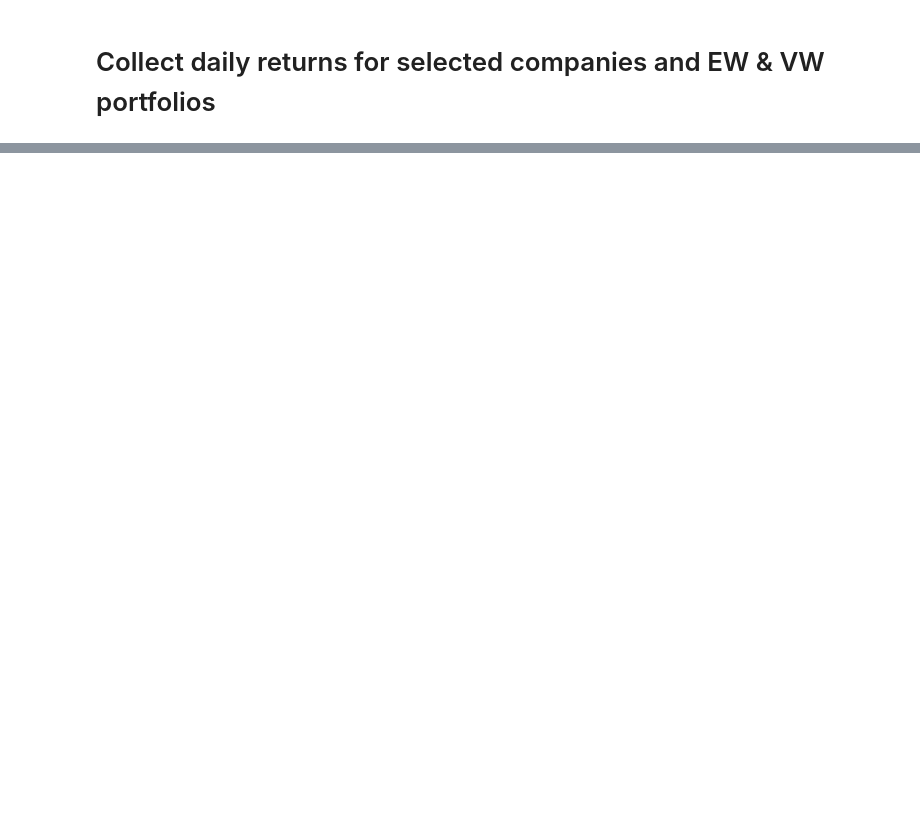
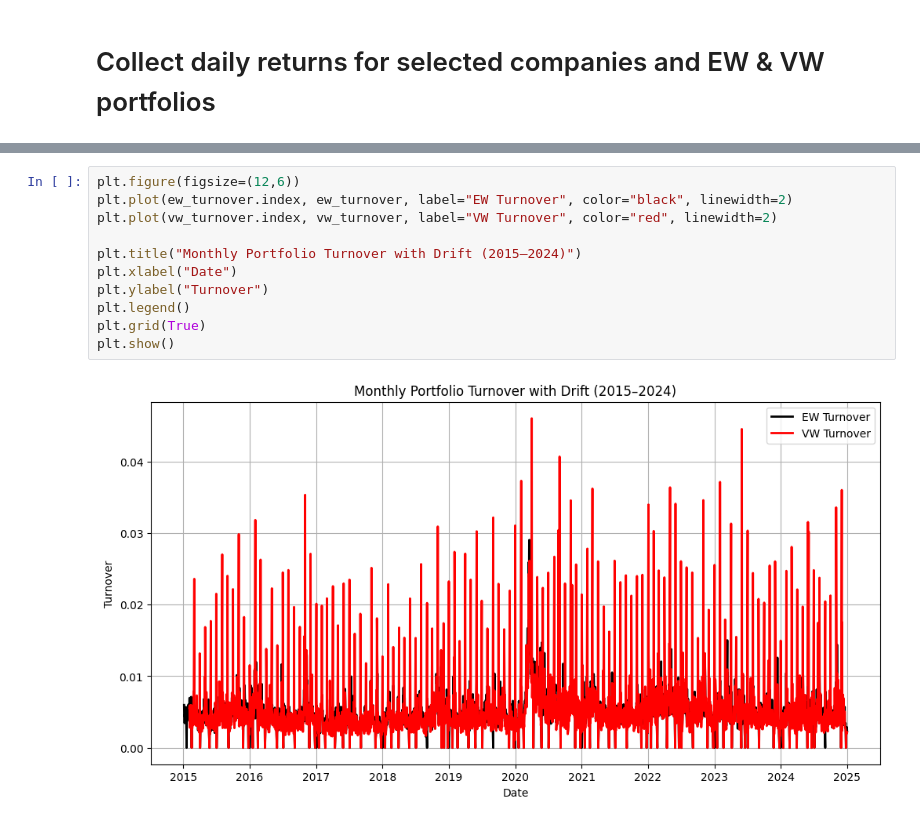
Before and after one commit to LucaFeltrin14/Quant_Proj1, a Jupyter notebook: sp500v2.ipynb, the cells around one changed output, grey strips where cells are left out. Drawn from its saved outputs; the diff is of its cells as text; blank space fills up the shorter version.

```diff
--- a/sp500v2.ipynb
+++ b/sp500v2.ipynb
@@ -142,0 +240,13 @@ plt.show()
+# %%
+plt.figure(figsize=(12,6))
+plt.plot(ew_turnover.index, ew_turnover, label="EW Turnover", color="black", linewidth=2)
+plt.plot(vw_turnover.index, vw_turnover, label="VW Turnover", color="red", linewidth=2)
+
+plt.title("Monthly Portfolio Turnover with Drift (2015–2024)")
+plt.xlabel("Date")
+plt.ylabel("Turnover")
+plt.legend()
+plt.grid(True)
+plt.show()
+# %% [output]
+[figure, added]
```
Also changed, not shown: parts of 10 cells of this notebook.
